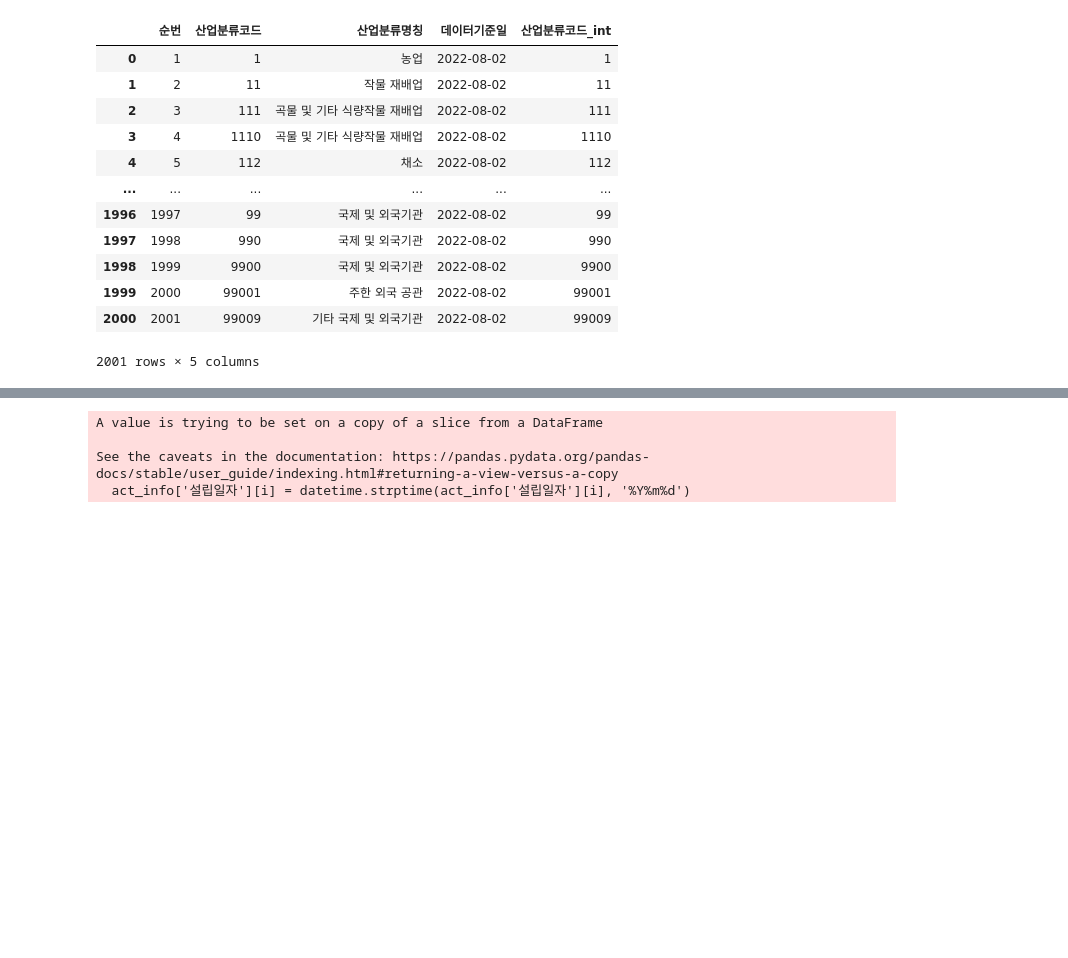
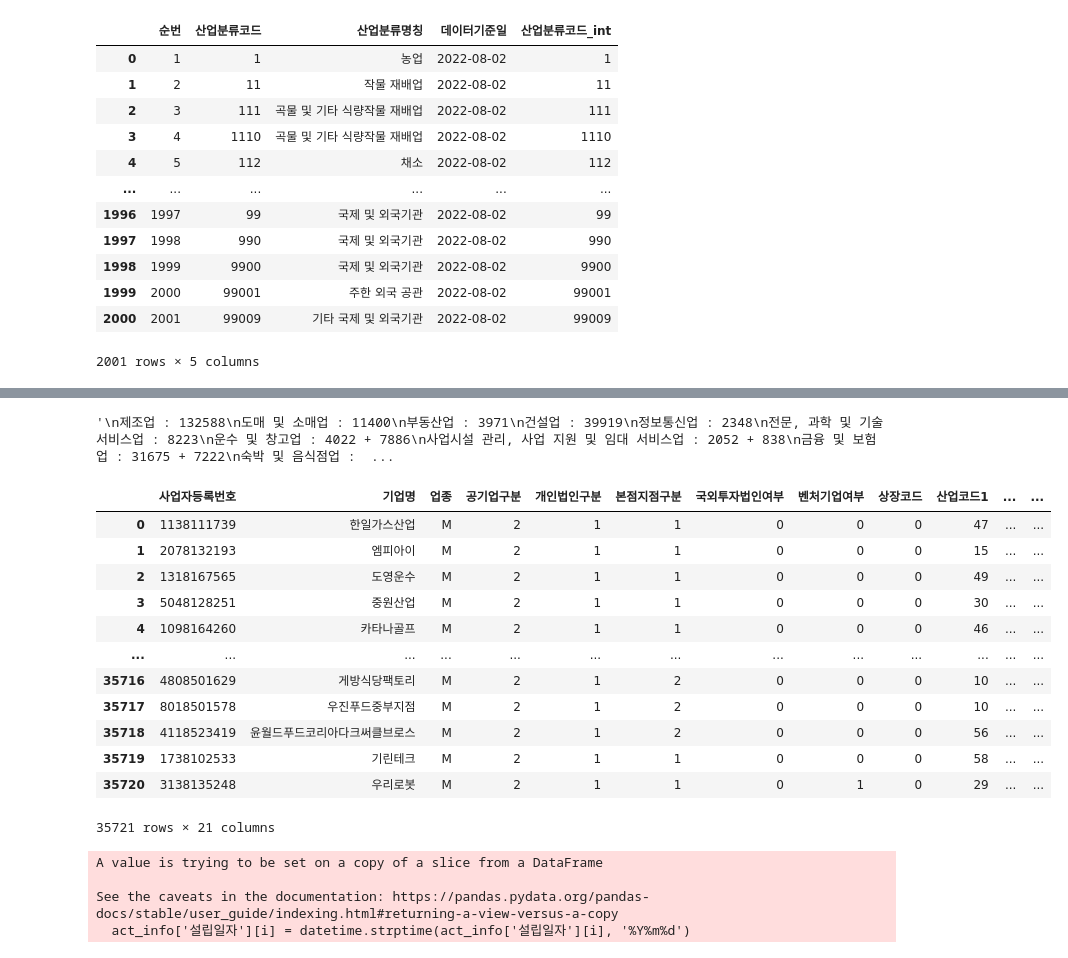
Before and after one commit to YoonJiHwan98/numble_repo, a Jupyter notebook: code/numble_data_preprocessed.ipynb, the cells around one changed output, grey strips where cells are left out. Cells and saved outputs as stored; diff of their text form; code cells hidden in the pictures; blank space fills up the shorter version.

```diff
--- a/code/numble_data_preprocessed.ipynb
+++ b/code/numble_data_preprocessed.ipynb
@@ -561,3 +560,83 @@ plt.show()
+# %%
+'''
+제조업 : 132588
+도매 및 소매업 : 11400
+부동산업 : 3971
+건설업 : 39919
+정보통신업 : 2348
+전문, 과학 및 기술 서비스업 : 8223
+운수 및 창고업 : 4022 + 7886
+사업시설 관리, 사업 지원 및 임대 서비스업 : 2052 + 838
+금융 및 보험업 : 31675 + 7222
+숙박 및 음식점업 : 12460 + 5610
+예술, 스포츠 및 여가관련 서비스업 : 2622 + 2714 + 2027
+농업,임업 및 어업 : 183731 + 7728 + 33393
+수도, 하수 및 폐기물 처리, 원료 재생업 : 177+ 2 + 129
+협회 및 단체 : 12385
+교육 서비스업 : 8049
+전기,가스,증기 및 공기 조절 공급업 : 422 + 405 + 187
+광업 : 4251
+보건업 및 사회복지 서비스업 : 2719 + 95
+
+'''
+# %% [output]
+'\n제조업 : 132588\n도매 및 소매업 : 11400\n부동산업 : 3971\n건설업 : 39919\n정보통신업 : 2348\n전문, 과학 및 기술 서비스업 : 8223\n운수 및 창고업 : 4022 + 7886\n사업시설 관리, 사업 지원 및 임대 서비스업 : 2052 + 838\n금융 및 보험업 : 31675 + 7222\n숙박 및 음식점업 :  ...
+# %%
+def mapping_news_cnt(x):
+    if x == '제조업':
+        return  132588
+    elif x == '도매 및 소매업':
+        return  11400
+    elif x == '부동산업':
+        return  3971
+    elif x == '건설업':
+        return  39919
+    elif x == '정보통신업':
+        return  2348
+    elif x == '전문, 과학 및 기술 서비스업':
+        return  8223
+    elif x == '운수 및 창고업':
+        return  11908
+    elif x == '사업시설 관리, 사업 지원 및 임대 서비스업':
+        return  2890
+    elif x == '금융 및 보험업':
+        return  31675 + 7222
+    elif x == '숙박 및 음식점업':
+        return  12460 + 5610
+    elif x == '예술, 스포츠 및 여가관련 서비스업':
+        return  2622 + 2714 + 2027
+    elif x == '농업,임업 및 어업':
+        return  183731 + 7728 + 33393
+    elif x == '수도, 하수 및 폐기물 처리, 원료 재생업':
+        return  177+ 2 + 129
+    elif x == '협회 및 단체':
+        return  12385
+    elif x == '교육 서비스업':
+        return  8049
+    elif x == '전기,가스,증기 및 공기 조절 공급업':
+        return  422 + 405 + 187
+    elif x == '광업':
+        return  4251
+    elif x == '보건업 및 사회복지 서비스업':
+        return  2719 + 95
+# %%
+act_info['뉴스기사 수'] = act_info['산업코드 대분류'].apply(lambda x:  mapping_news_cnt(x))
+# %%
+act_info
+# %% [output]
+|  | 사업자등록번호 | 기업명 | 업종 | 공기업구분 | 개인법인구분 | 본점지점구분 | 국외투자법인여부 | 벤처기업여부 | 상장코드 | 산업코드1 | ... | ... |
+| 0 | 1138111739 | 한일가스산업 | M | 2 | 1 | 1 | 0 | 0 | 0 | 47 | ... | ... |
+| 1 | 2078132193 | 엠피아이 | M | 2 | 1 | 1 | 0 | 0 | 0 | 15 | ... | ... |
+| 2 | 1318167565 | 도영운수 | M | 2 | 1 | 1 | 0 | 0 | 0 | 49 | ... | ... |
+| 3 | 5048128251 | 중원산업 | M | 2 | 1 | 1 | 0 | 0 | 0 | 30 | ... | ... |
+| 4 | 1098164260 | 카타나골프 | M | 2 | 1 | 1 | 0 | 0 | 0 | 46 | ... | ... |
+| ... | ... | ... | ... | ... | ... | ... | ... | ... | ... | ... | ... | ... |
+| 35716 | 4808501629 | 게방식당팩토리 | M | 2 | 1 | 2 | 0 | 0 | 0 | 10 | ... | ... |
+| 35717 | 8018501578 | 우진푸드중부지점 | M | 2 | 1 | 2 | 0 | 0 | 0 | 10 | ... | ... |
+| 35718 | 4118523419 | 윤월드푸드코리아다크써클브로스 | M | 2 | 1 | 2 | 0 | 0 | 0 | 56 | ... | ... |
+| 35719 | 1738102533 | 기린테크 | M | 2 | 1 | 1 | 0 | 0 | 0 | 58 | ... | ... |
+| 35720 | 3138135248 | 우리로봇 | M | 2 | 1 | 1 | 0 | 1 | 0 | 29 | ... | ... |
+35721 rows × 21 columns
 # %%
 #act_info = act_info.drop(columns = ['업종','주요사업내용'])
 # %%
```
Also changed, not shown: parts of 16 cells of this notebook, 1 other file.
